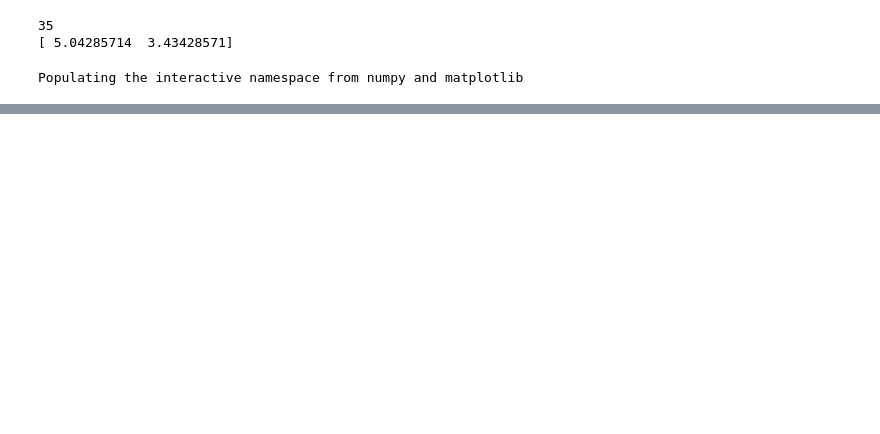
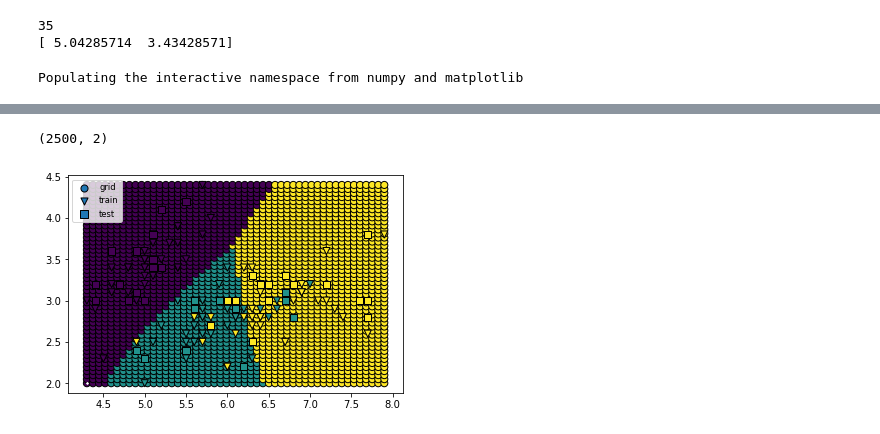
Before and after one commit to KyleGoyette/MachineLearningDevoir1, a Jupyter notebook: Question 3.ipynb, the cells around one changed output, grey strips where cells are left out. Cells and saved outputs as stored; diff of their text form; code cells hidden in the pictures; blank space fills up the shorter version.

```diff
--- a/Question 3.ipynb
+++ b/Question 3.ipynb
@@ -343,0 +366,45 @@ bayesparzen2d = classif_bayes()
+# %%
+class classif_bayes_parzen:
+
+    def __init__(self,modeles_mv, priors):
+        self.modeles_mv = modeles_mv
+        self.priors = priors
+        if len(self.modeles_mv) != len(self.priors):
+            print 'Le nombre de modeles MV doit etre egale au nombre de priors!'
+
+        self.n_classes = len(self.modeles_mv)
+
+    # Retourne une matrice de taille nb. ex. de test x nombre de classes contenant les log
+    # probabilités de chaque exemple de test sous chaque modèle MV.
+    def compute_predictions(self, test_data, eval_by_group=False):
+
+        log_pred = np.empty((test_data.shape[0],self.n_classes))
+        prob = np.zeros((test_data.shape[0],self.n_classes))
+        for i in range(self.n_classes):
+            # ici il va falloir utiliser modeles_mv[i] et priors pour remplir
+            # chaque colonne de log_pred (c'est plus efficace de faire tout une
+            # colonne a la fois)
+
+            for j in range(test_data.shape[0]):
+                point = test_data[j,:]
+                prob[j,i] = self.modeles_mv[i].compute_predictions(point) +  np.log(self.priors[i])
+
+        return prob
+# %%
+h=.5
+parzen_estimator2d_class1 = parzen_estimator(2,h)
+parzen_estimator2d_class2 = parzen_estimator(2,h)
+parzen_estimator2d_class3 = parzen_estimator(2,h)
+
+parzen_estimator2d_class1.train(class1_train[:,input_dims[:2]])
+parzen_estimator2d_class2.train(class2_train[:,input_dims[:2]])
+parzen_estimator2d_class3.train(class3_train[:,input_dims[:2]])
+
+
+
+bayesparzen2d = classif_bayes_parzen([parzen_estimator2d_class1, parzen_estimator2d_class2, parzen_estimator2d_class3], [0.333,0.333,0.333])
+# %%
+gridplot(bayesparzen2d, iris_train[:, input_dims + [-1]], iris_test[:, input_dims + [-1]], n_points=50, classifier_type='window')
+# %% [output]
+(2500, 2)
+[figure, added]
```
Also changed, not shown: parts of 14 cells of this notebook.
